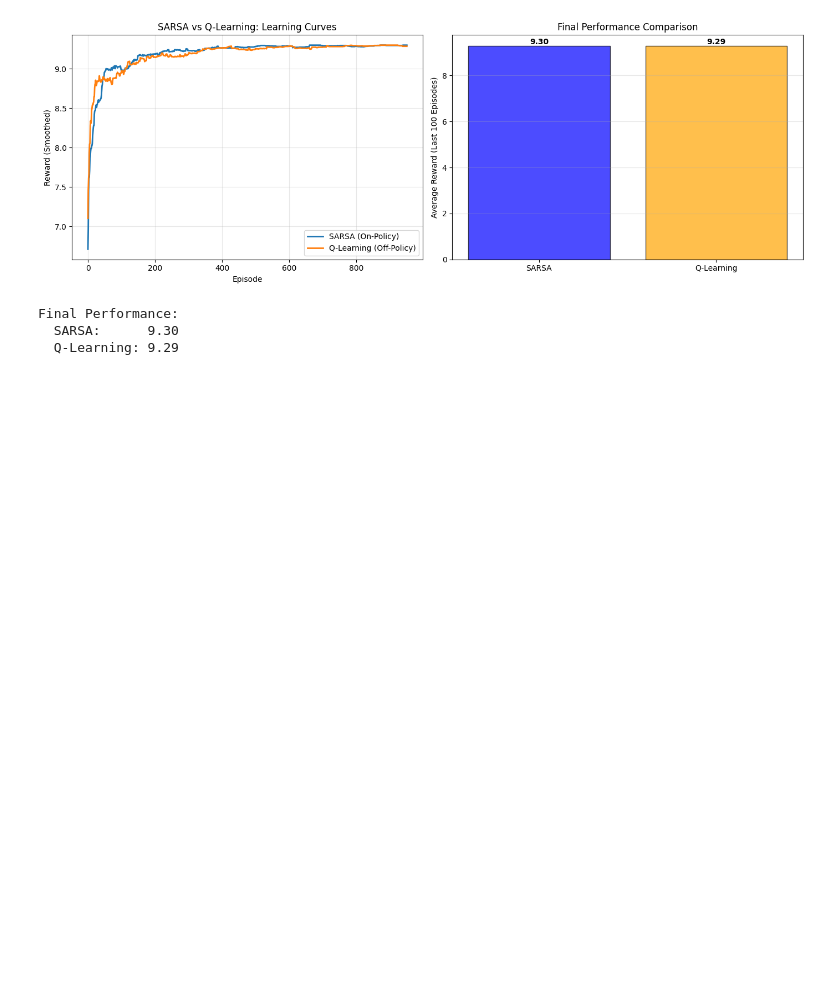
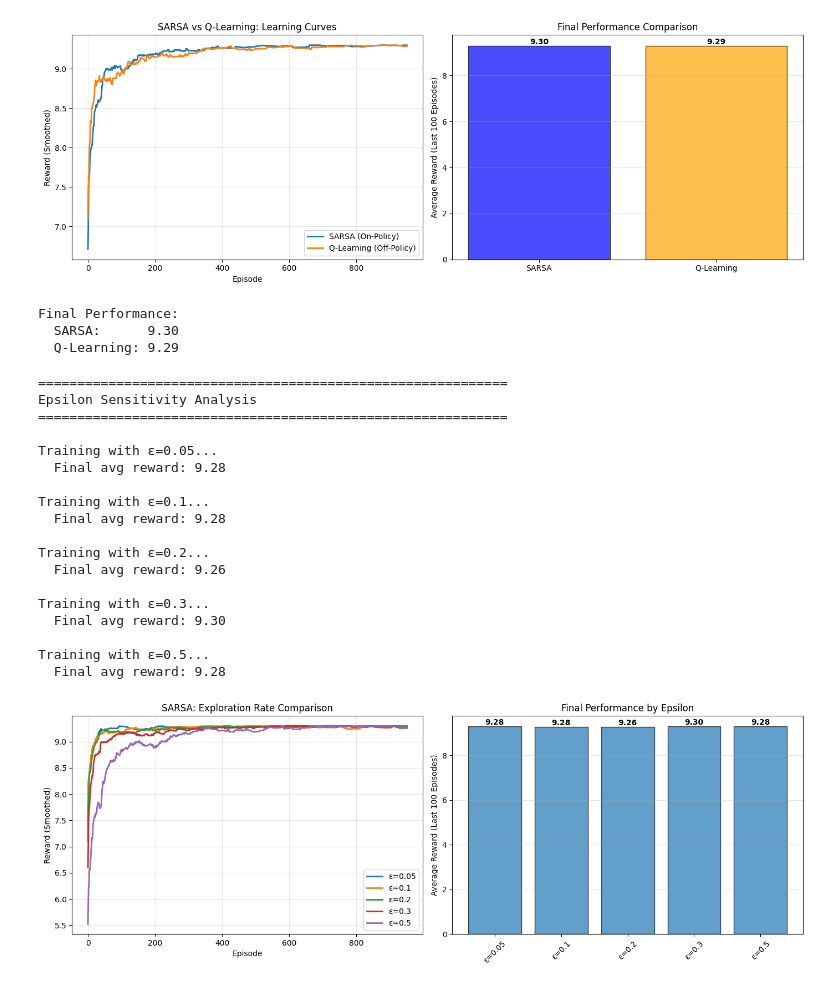
Before and after one commit to Abhijith-E/ReinforcementLearning, a Jupyter notebook: Lab8.ipynb, the cells around one changed output. Cells and saved outputs as stored; diff of their text form; code cells hidden in the pictures; blank space fills up the shorter version.

Commit message:
feat: add epsilon sensitivity analysis
- Test multiple exploration rates
- Train SARSA with ε from 0.05 to 0.5
- Compare learning curves
- Visualize impact on final performance
- Show exploration-exploitation tradeoff

```diff
--- a/Lab8.ipynb
+++ b/Lab8.ipynb
@@ -423,3 +423,67 @@ Training Q-Learning...
 Final Performance:
   SARSA:      9.30
   Q-Learning: 9.29
+# %%
+# Test different exploration rates
+print("\n" + "=" * 60)
+print("Epsilon Sensitivity Analysis")
+print("=" * 60)
+
+epsilons = [0.05, 0.1, 0.2, 0.3, 0.5]
+results = {}
+
+for eps in epsilons:
+    print(f"\nTraining with ε={eps}...")
+    env_test = GridWorld(size=5)
+    agent_test = SARSAAgent(env_test, alpha=0.1, gamma=0.99, epsilon=eps)
+    agent_test.train(num_episodes=1000, verbose=False)
+    results[f'ε={eps}'] = agent_test.episode_rewards
+    print(f"  Final avg reward: {np.mean(agent_test.episode_rewards[-100:]):.2f}")
+
+# Plot comparison
+plt.figure(figsize=(14, 5))
+
+plt.subplot(1, 2, 1)
+for name, rewards in results.items():
+    smoothed = np.convolve(rewards, np.ones(50)/50, mode='valid')
+    plt.plot(smoothed, label=name, linewidth=2)
+
+plt.xlabel('Episode')
+plt.ylabel('Reward (Smoothed)')
+plt.title('SARSA: Exploration Rate Comparison')
+plt.legend()
+plt.grid(True, alpha=0.3)
+
+plt.subplot(1, 2, 2)
+final_perfs = [np.mean(rewards[-100:]) for rewards in results.values()]
+plt.bar(results.keys(), final_perfs, alpha=0.7, edgecolor='black')
+plt.ylabel('Average Reward (Last 100 Episodes)')
+plt.title('Final Performance by Epsilon')
+plt.xticks(rotation=45)
+plt.grid(True, alpha=0.3, axis='y')
+
+for i, val in enumerate(final_perfs):
+    plt.text(i, val, f'{val:.2f}', ha='center', va='bottom', fontweight='bold')
+
+plt.tight_layout()
+plt.show()
+# %% [output]
+============================================================
+Epsilon Sensitivity Analysis
+============================================================
+
+Training with ε=0.05...
+  Final avg reward: 9.28
+
+Training with ε=0.1...
+  Final avg reward: 9.28
+
+Training with ε=0.2...
+  Final avg reward: 9.26
+
+Training with ε=0.3...
+  Final avg reward: 9.30
+
+Training with ε=0.5...
+  Final avg reward: 9.28
+[figure, added]
```
